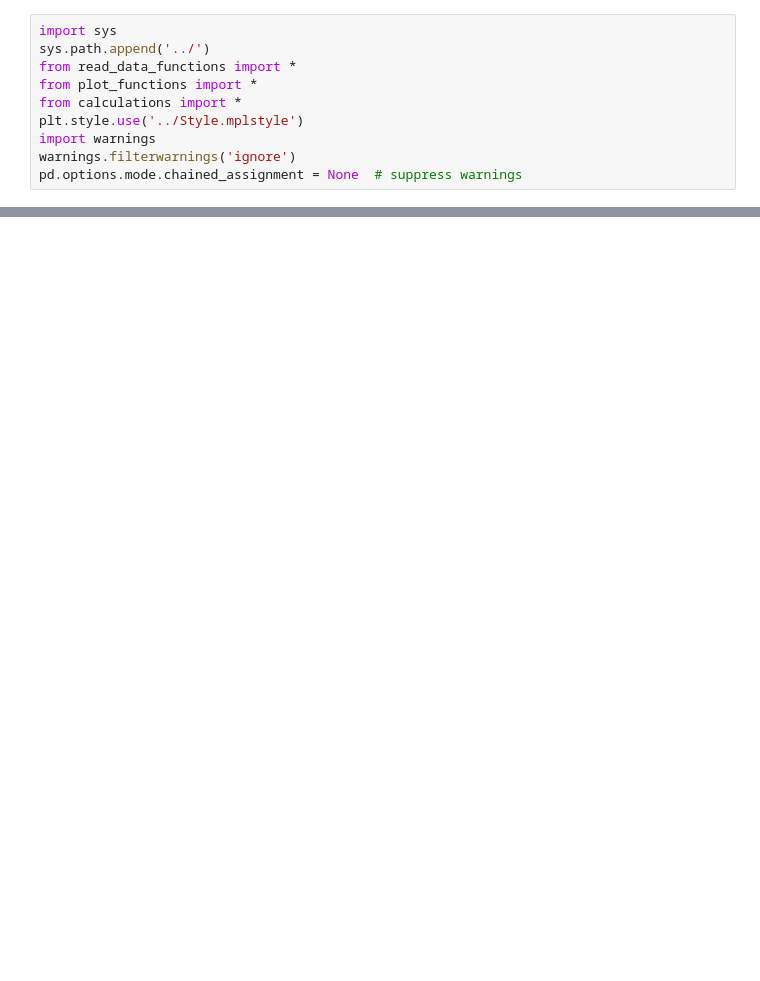
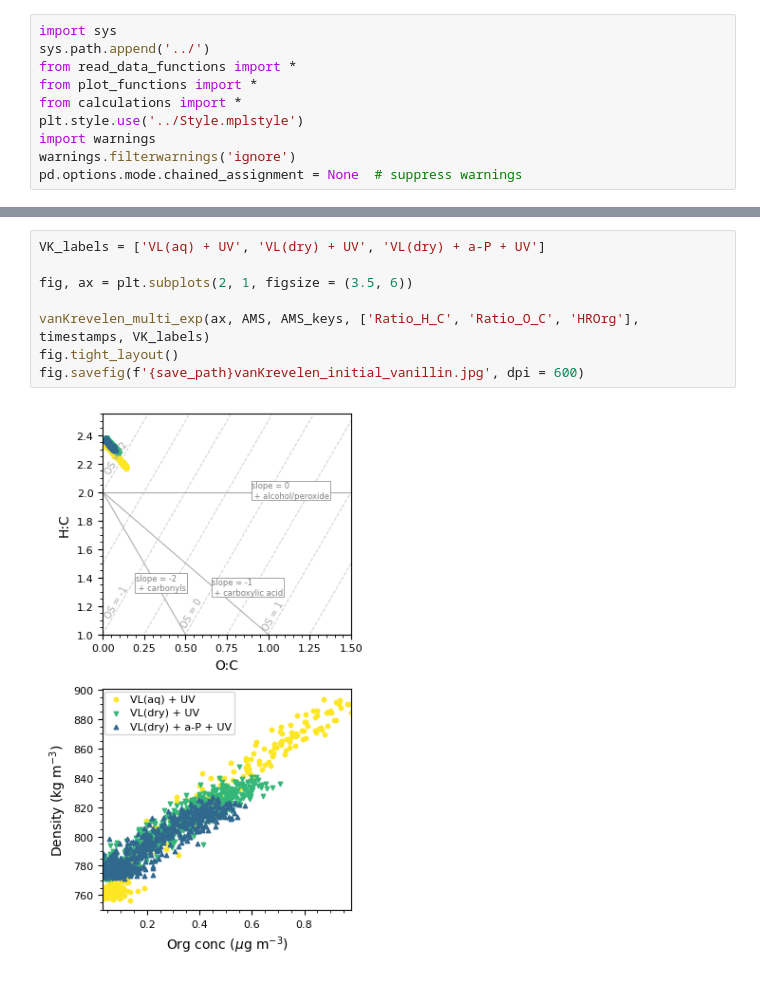
Before and after one commit to Normann25/DataTreatment_PhD, a Jupyter notebook: Vanillin/Initial_exp_comparison.ipynb, the cells around one changed output, grey strips where cells are left out. Drawn from its saved outputs; the diff is of its cells as text; blank space fills up the shorter version.

```diff
--- a/Vanillin/Initial_exp_comparison.ipynb
+++ b/Vanillin/Initial_exp_comparison.ipynb
@@ -51,0 +60,10 @@ for i, key in enumerate(SMPS_keys[::2]):
+# %%
+VK_labels = ['VL(aq) + UV', 'VL(dry) + UV', 'VL(dry) + a-P + UV']
+
+fig, ax = plt.subplots(2, 1, figsize = (3.5, 6))
+
+vanKrevelen_multi_exp(ax, AMS, AMS_keys, ['Ratio_H_C', 'Ratio_O_C', 'HROrg'], timestamps, VK_labels)
+fig.tight_layout()
+fig.savefig(f'{save_path}vanKrevelen_initial_vanillin.jpg', dpi = 600)
+# %% [output]
+[figure, added]
```
Also changed, not shown: parts of 2 cells of this notebook.
